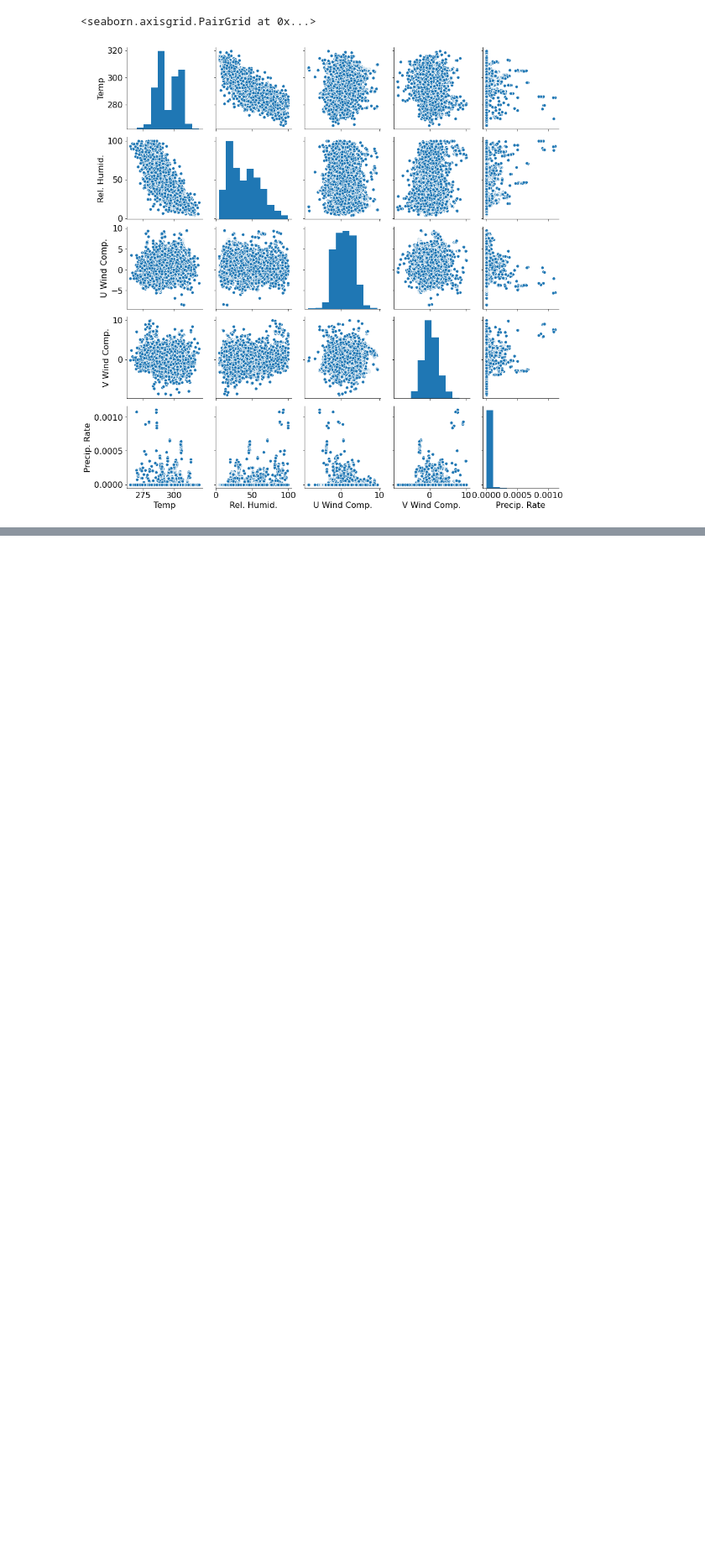
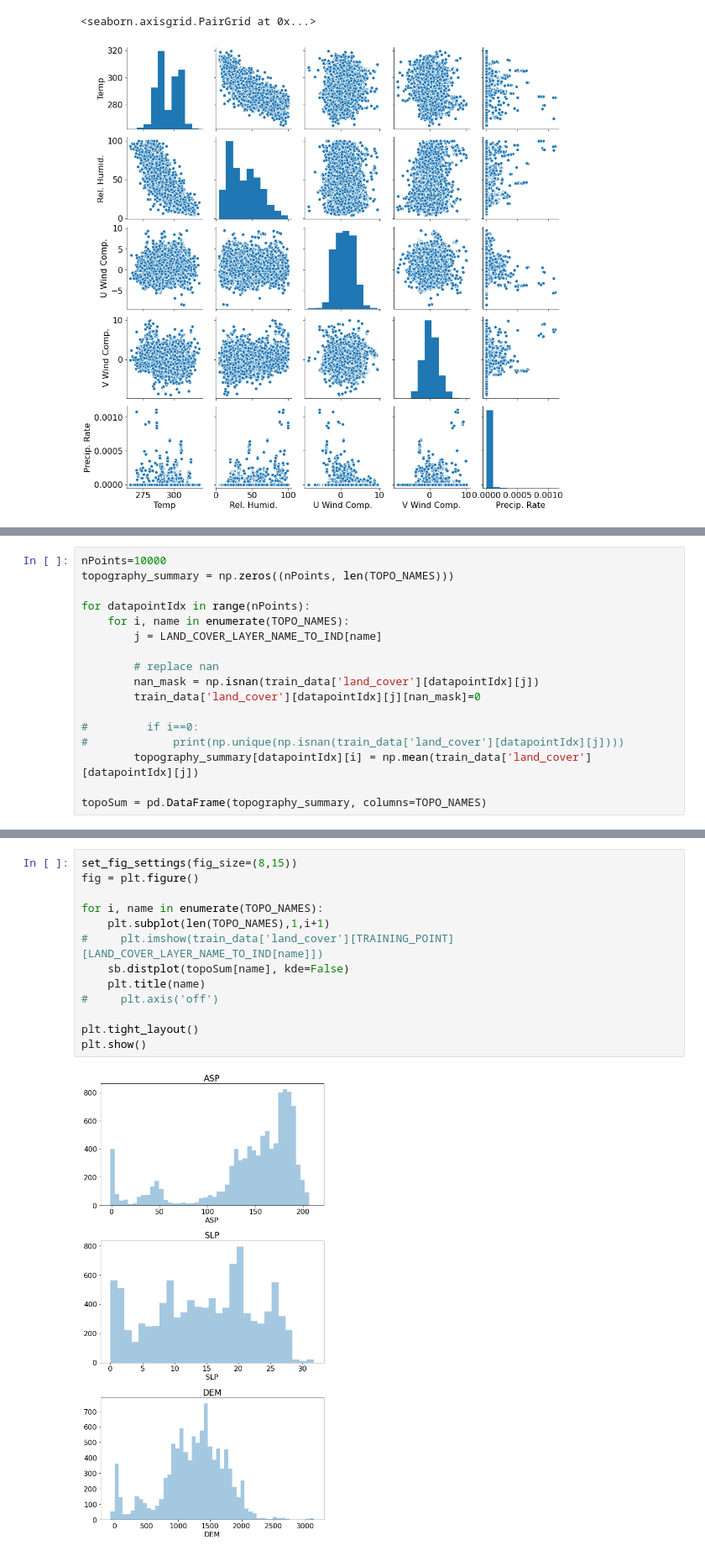
Before and after one commit to anantsimran/california-wildfires, a Jupyter notebook: Data Exploration.ipynb, the cells around one changed output, grey strips where cells are left out. Shown at 84% size. Cells and saved outputs as stored; diff of their text form; blank space fills up the shorter version.

```diff
--- a/Data Exploration.ipynb
+++ b/Data Exploration.ipynb
@@ -281,0 +288,17 @@ plt.show()
+# %%
+nPoints=10000
+topography_summary = np.zeros((nPoints, len(TOPO_NAMES)))
+
+for datapointIdx in range(nPoints):
+    for i, name in enumerate(TOPO_NAMES):
+        j = LAND_COVER_LAYER_NAME_TO_IND[name]
+
+        # replace nan
+        nan_mask = np.isnan(train_data['land_cover'][datapointIdx][j])
+        train_data['land_cover'][datapointIdx][j][nan_mask]=0
+
+#         if i==0:
+#             print(np.unique(np.isnan(train_data['land_cover'][datapointIdx][j])))
+        topography_summary[datapointIdx][i] = np.mean(train_data['land_cover'][datapointIdx][j])
+
+topoSum = pd.DataFrame(topography_summary, columns=TOPO_NAMES)
@@ -281,0 +331,15 @@ plt.show()
+# %%
+set_fig_settings(fig_size=(8,15))
+fig = plt.figure()
+
+for i, name in enumerate(TOPO_NAMES):
+    plt.subplot(len(TOPO_NAMES),1,i+1)
+#     plt.imshow(train_data['land_cover'][TRAINING_POINT][LAND_COVER_LAYER_NAME_TO_IND[name]])
+    sb.distplot(topoSum[name], kde=False)
+    plt.title(name)
+#     plt.axis('off')
+
+plt.tight_layout()
+plt.show()
+# %% [output]
+[figure, added]
```
Also changed, not shown: parts of 10 cells of this notebook.
